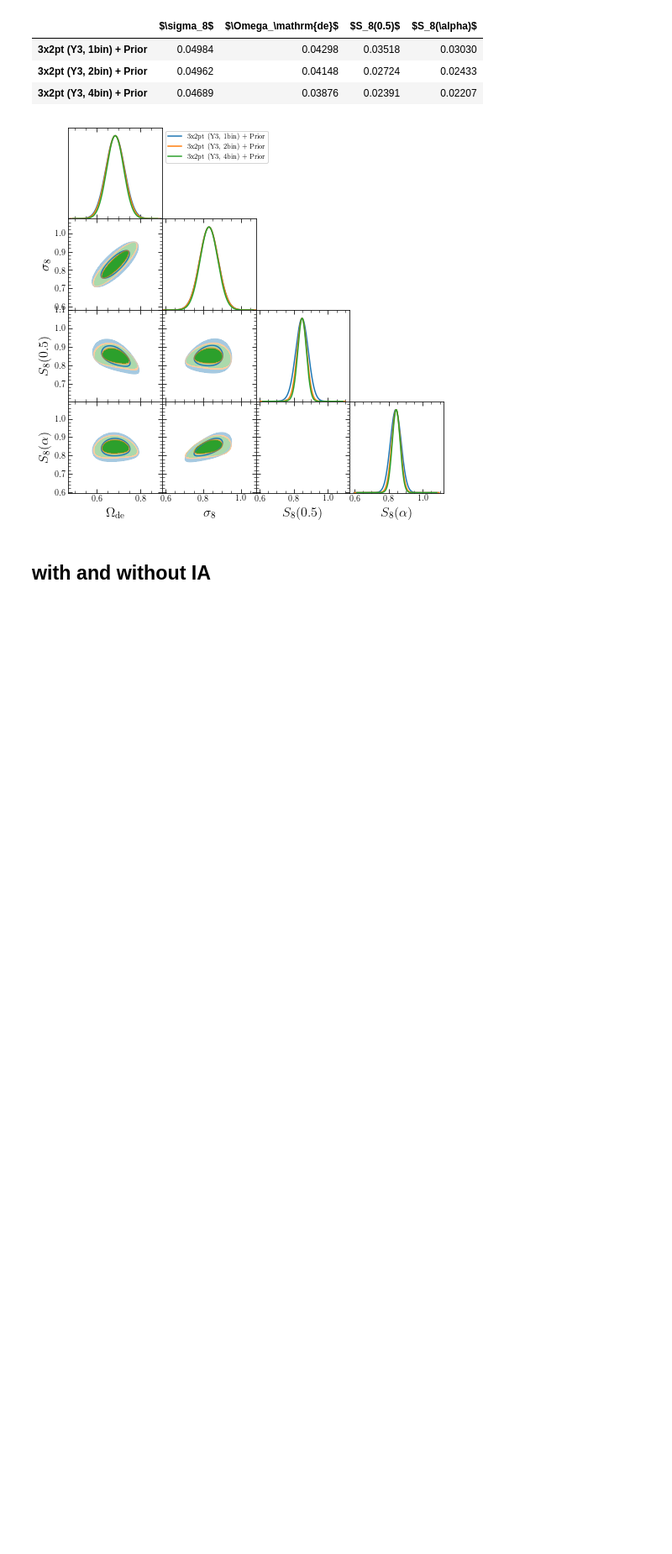
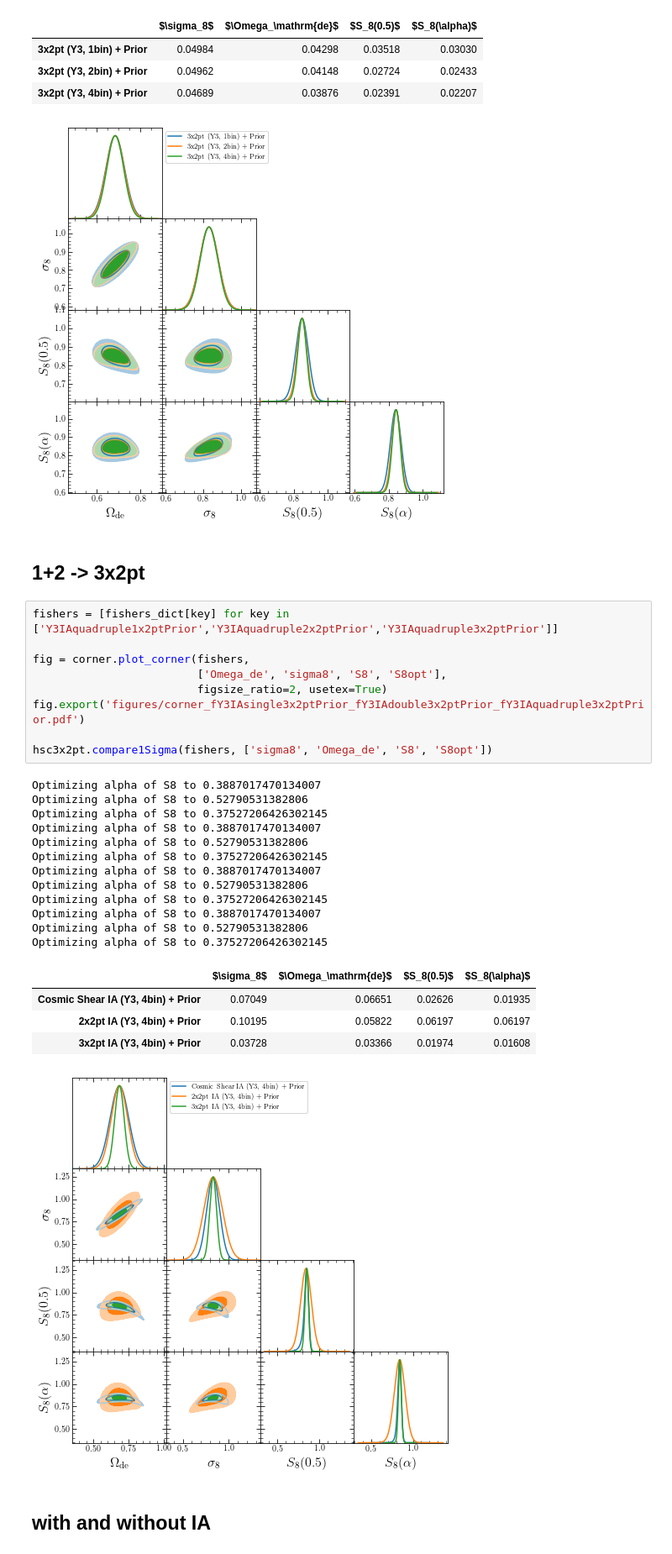
Before and after one commit to git-sunao/weaklensHSCY3Fisher, a Jupyter notebook: FisherIA.ipynb, the cells around one changed output. Shown: that part at 84% size. Drawn from its saved outputs; the diff is of its cells as text; blank space fills up the shorter version.

```diff
--- a/FisherIA.ipynb
+++ b/FisherIA.ipynb
@@ -310,6 +312,35 @@ Optimizing alpha of S8 to 0.4043326878215946
 | 3x2pt (Y3, 2bin) + Prior | 0.04962 | 0.04148 | 0.02724 | 0.02433 |
 | 3x2pt (Y3, 4bin) + Prior | 0.04689 | 0.03876 | 0.02391 | 0.02207 |
 [figure]
+# %% [markdown]
+## 1+2 -> 3x2pt
+# %%
+fishers = [fishers_dict[key] for key in ['Y3IAquadruple1x2ptPrior','Y3IAquadruple2x2ptPrior','Y3IAquadruple3x2ptPrior']]
+
+fig = corner.plot_corner(fishers,
+                         ['Omega_de', 'sigma8', 'S8', 'S8opt'],
+                         figsize_ratio=2, usetex=True)
+fig.export('figures/corner_fY3IAsingle3x2ptPrior_fY3IAdouble3x2ptPrior_fY3IAquadruple3x2ptPrior.pdf')
+
+hsc3x2pt.compare1Sigma(fishers, ['sigma8', 'Omega_de', 'S8', 'S8opt'])
+# %% [output]
+Optimizing alpha of S8 to 0.3887017470134007
+Optimizing alpha of S8 to 0.52790531382806
+Optimizing alpha of S8 to 0.37527206426302145
+Optimizing alpha of S8 to 0.3887017470134007
+Optimizing alpha of S8 to 0.52790531382806
+Optimizing alpha of S8 to 0.37527206426302145
+Optimizing alpha of S8 to 0.3887017470134007
+Optimizing alpha of S8 to 0.52790531382806
+Optimizing alpha of S8 to 0.37527206426302145
+Optimizing alpha of S8 to 0.3887017470134007
+Optimizing alpha of S8 to 0.52790531382806
+Optimizing alpha of S8 to 0.37527206426302145
+|  | $\sigma_8$ | $\Omega_\mathrm{de}$ | $S_8(0.5)$ | $S_8(\alpha)$ |
+| Cosmic Shear IA (Y3, 4bin) + Prior | 0.07049 | 0.06651 | 0.02626 | 0.01935 |
+| 2x2pt IA (Y3, 4bin) + Prior | 0.10195 | 0.05822 | 0.06197 | 0.06197 |
+| 3x2pt IA (Y3, 4bin) + Prior | 0.03728 | 0.03366 | 0.01974 | 0.01608 |
+[figure, added]
 # %% [markdown]
 ## with and without IA
 # %%
```
Also changed, not shown: parts of 1 cell of this notebook, 7 other files.
